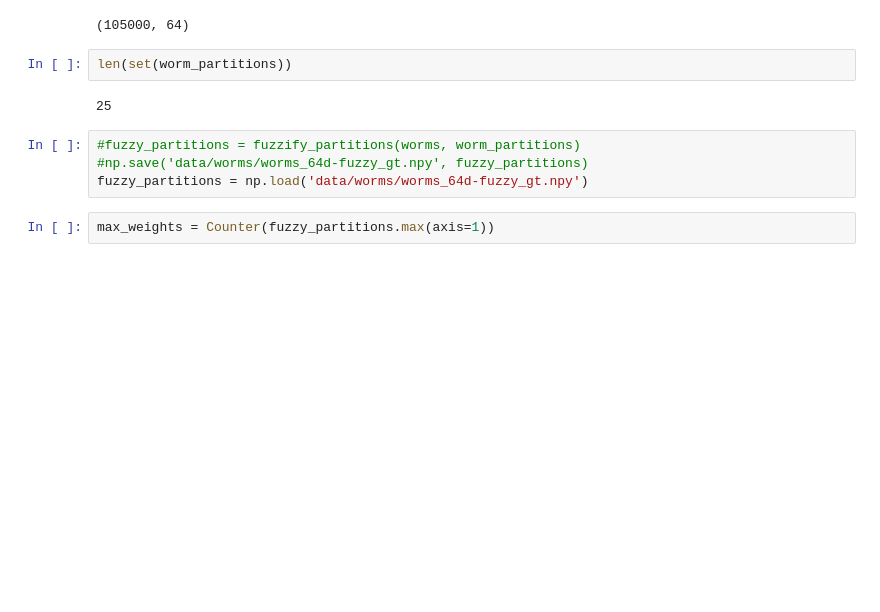
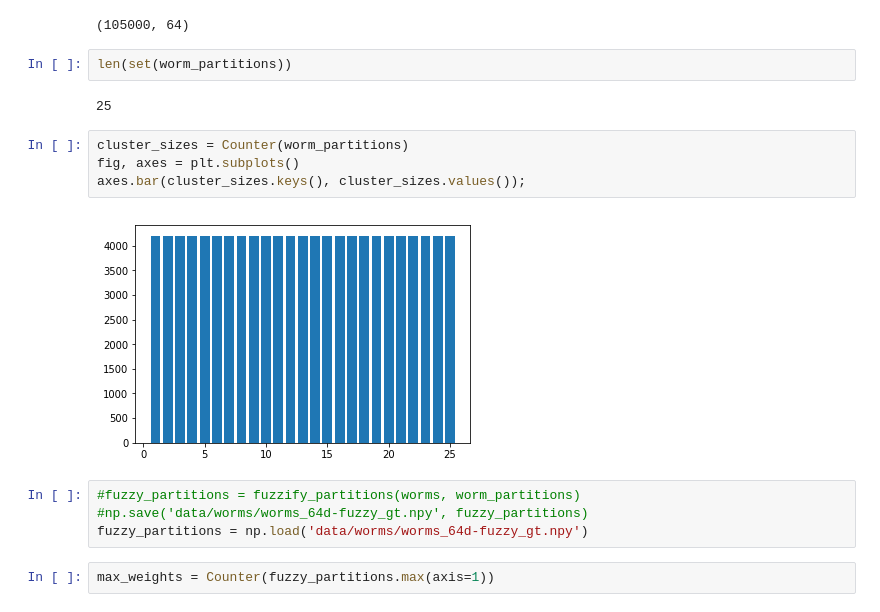
Before and after one commit to kulub/abc_clustering, a Jupyter notebook: data.ipynb, the cells around one changed output. Cells and saved outputs as stored; diff of their text form; blank space fills up the shorter version.

```diff
--- a/data.ipynb
+++ b/data.ipynb
@@ -38,6 +39,12 @@ worms.shape
 len(set(worm_partitions))
 # %% [output]
 25
+# %%
+cluster_sizes = Counter(worm_partitions)
+fig, axes = plt.subplots()
+axes.bar(cluster_sizes.keys(), cluster_sizes.values());
+# %% [output]
+[figure, added]
 # %%
 #fuzzy_partitions = fuzzify_partitions(worms, worm_partitions)
 #np.save('data/worms/worms_64d-fuzzy_gt.npy', fuzzy_partitions)
```
Also changed, not shown: parts of 8 cells of this notebook, 6 other files.
